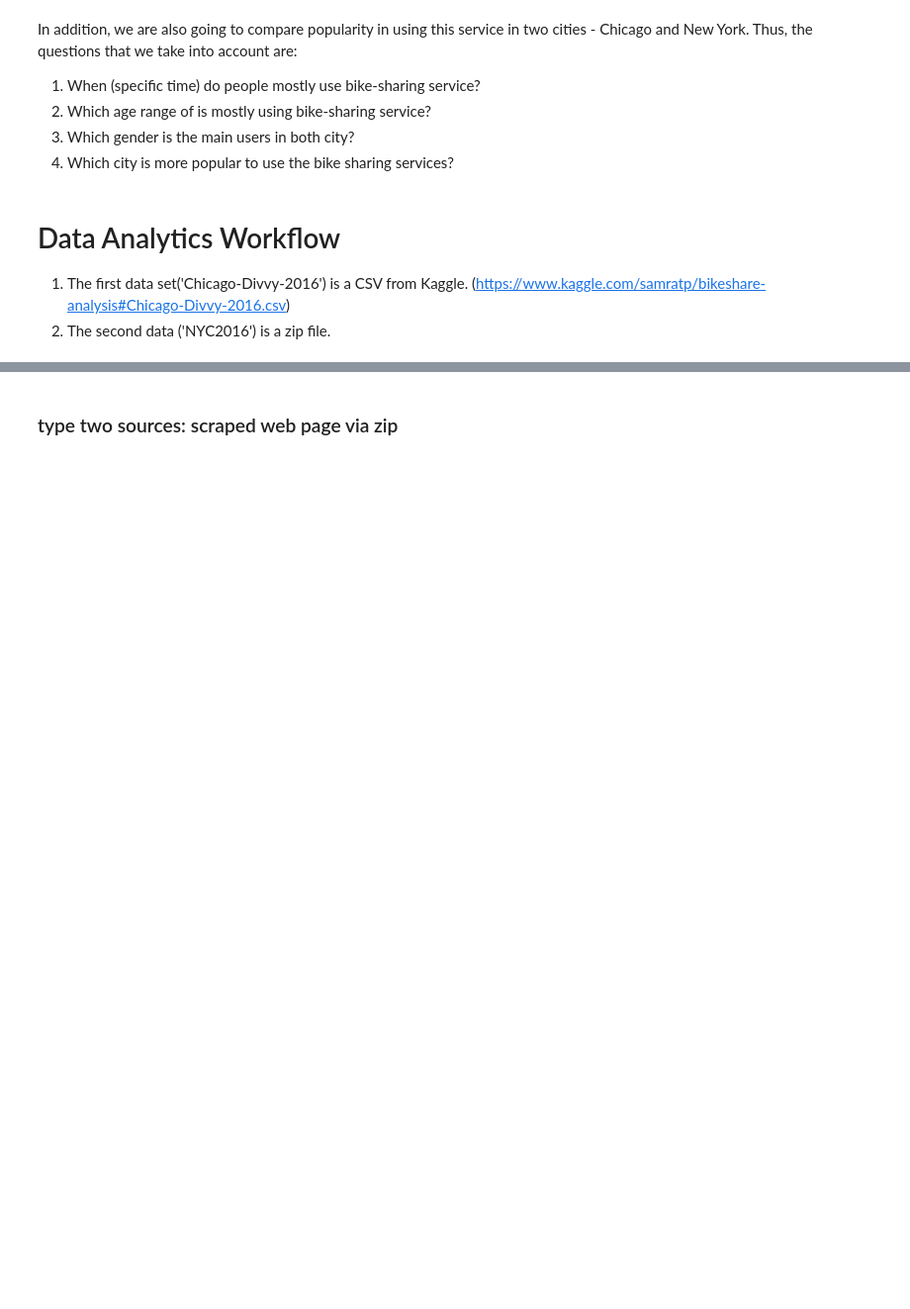
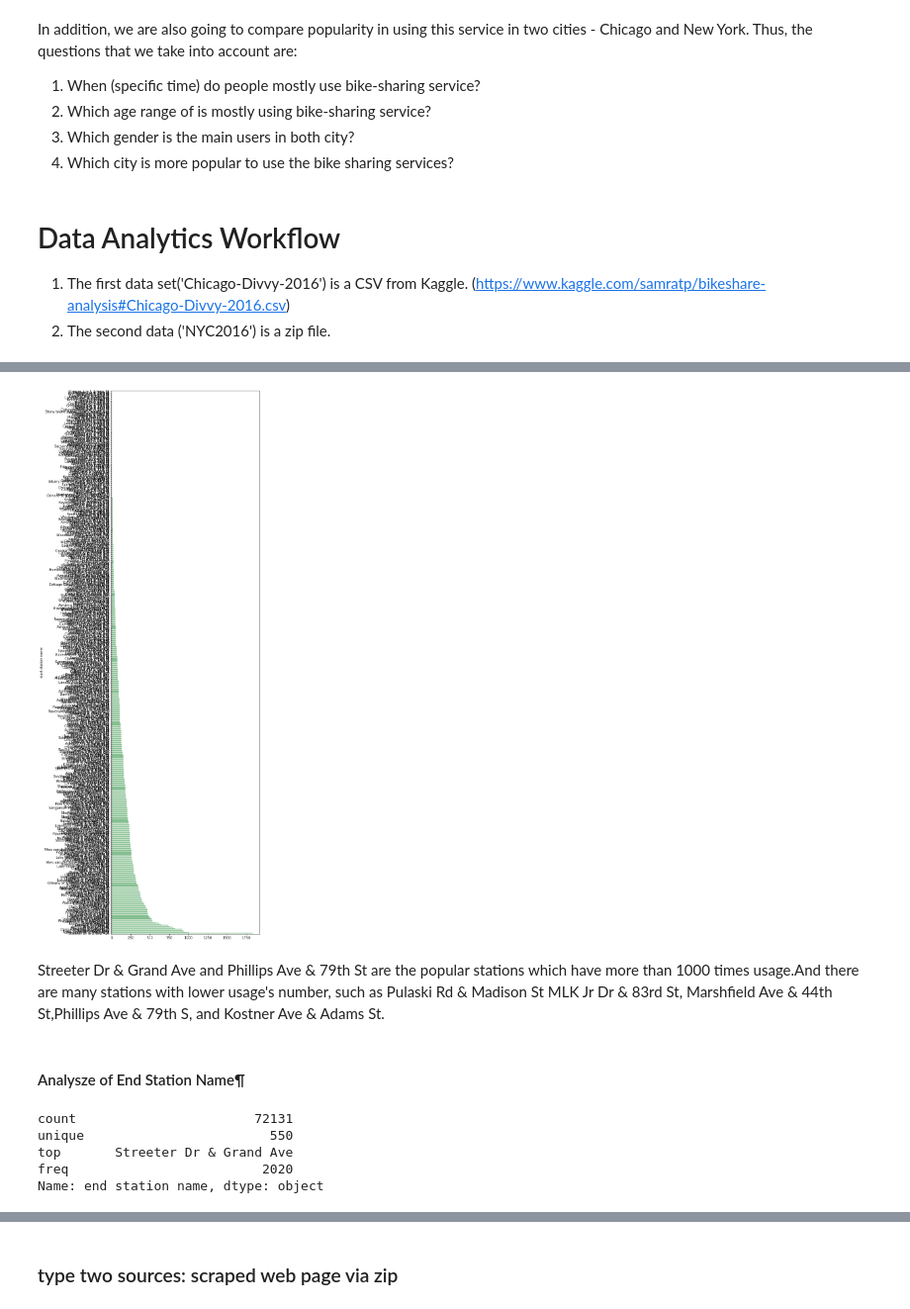
Before and after one commit to mandy941/final, a Jupyter notebook: final.ipynb, the cells around one changed output, grey strips where cells are left out. Shown at 99% size. Saved outputs shown, nothing was run; the diff lists cells and outputs as text; code cells hidden in the pictures; blank space fills up the shorter version.

```diff
--- a/final.ipynb
+++ b/final.ipynb
@@ -44,0 +230,3 @@ OperationalError: (1045, "Access denied for user 'root'@'localhost' (using passw
+# %%
+chi = chi.drop(columns = ['start time'])
+chi.head()
@@ -44,0 +240,6 @@ OperationalError: (1045, "Access denied for user 'root'@'localhost' (using passw
+# %%
+# make 2 = male, 1 = female and 0 = unknow
+# print the result with head
+chi = chi.replace({'gender':{'':'Unknow'}})
+chi = chi.replace({'birth':{'':'Unknow'}})
+chi
@@ -44,0 +274,3 @@ OperationalError: (1045, "Access denied for user 'root'@'localhost' (using passw
+# %%
+start = chi.groupby('start station name').count()
+print(start)
@@ -44,0 +295,5 @@ OperationalError: (1045, "Access denied for user 'root'@'localhost' (using passw
+# %%
+# use sort_value function to ascending number of counts
+start = start.sort_values(by=['start station name', 'end station name'])
+start = start.sort_values(by='end station name', ascending=False)
+start
@@ -44,0 +315,17 @@ OperationalError: (1045, "Access denied for user 'root'@'localhost' (using passw
+# %%
+startp = start['end station name'].plot(kind='barh', figsize=(8, 30), color='#86bf91', zorder=2, width=0.7)
+# %% [output]
+[figure, added]
+# %% [markdown]
+Streeter Dr & Grand Ave and Phillips Ave & 79th St are the popular stations which have more than 1000 times usage.And there are many stations with lower usage's number, such as Pulaski Rd & Madison St
+MLK Jr Dr & 83rd St, Marshfield Ave & 44th St,Phillips Ave & 79th S, and  Kostner Ave & Adams St.
+# %% [markdown]
+#### Analysze of End Station Name¶
+# %%
+chi['end station name'].describe()
+# %% [output]
+count                       72131
+unique                        550
+top       Streeter Dr & Grand Ave
+freq                         2020
+Name: end station name, dtype: object
```
Also changed, not shown: parts of 103 cells of this notebook.
